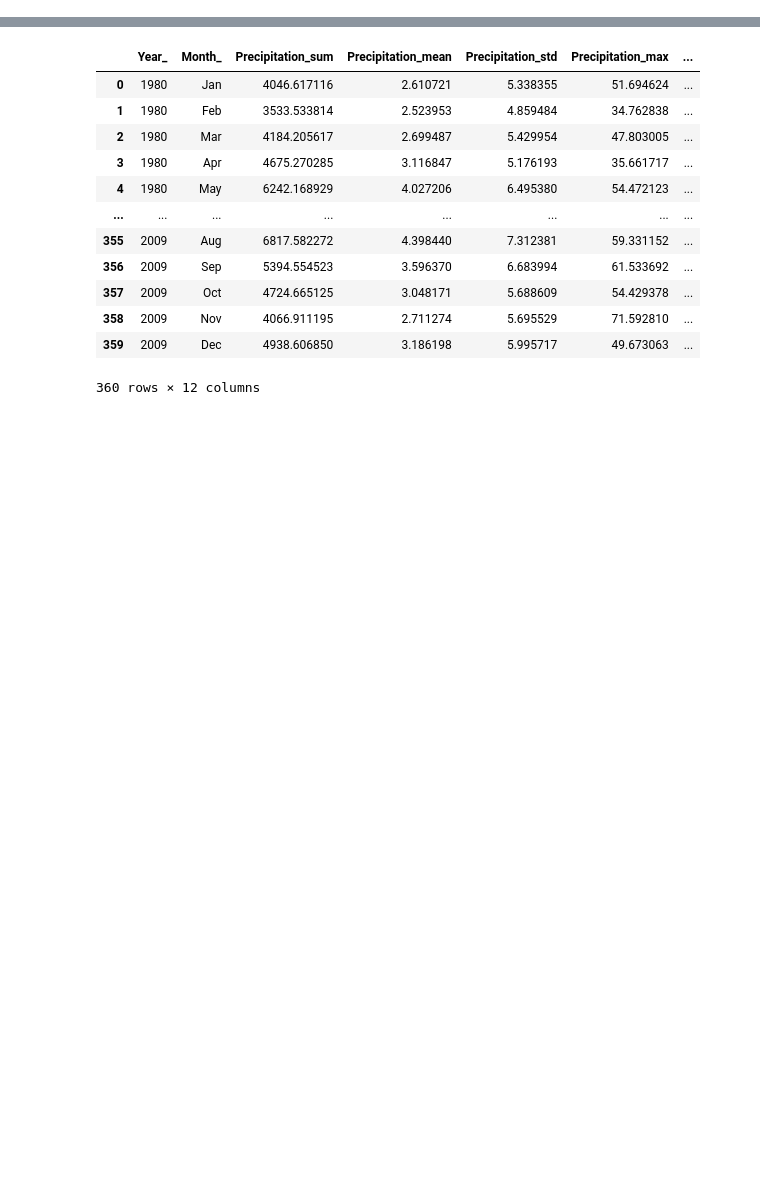
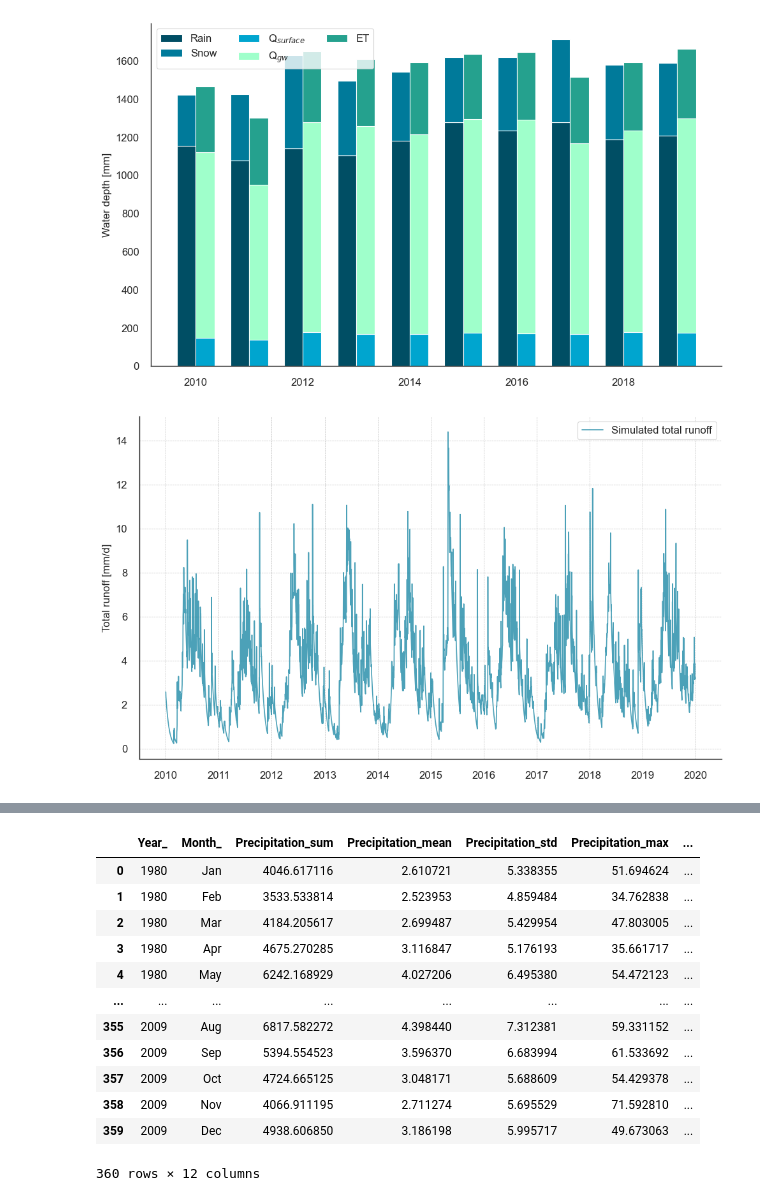
Before and after one commit to CooperBigFoot/climate-impacts, a Jupyter notebook: code/eda.ipynb, the cells around one changed output, grey strips where cells are left out. Drawn from its saved outputs; the diff is of its cells as text; code cells hidden in the pictures; blank space fills up the shorter version.

Commit message:
adapt bucket model to data format

```diff
--- a/code/eda.ipynb
+++ b/code/eda.ipynb
@@ -21,0 +38,21 @@ Index(['Precipitation', 'T_max', 'T_min', 'T_avg', 'Year', 'Month', 'Day'], dtyp
+# %%
+processed_present_data = preprocess_data(present_data)
+processed_present_data
+
+bucket_model = BucketModel(k=0.83, S_max=12.554, fr=0.111, rg=23.587, gauge_adj=0.267)
+
+bucket_model.set_catchment_properties(lapse_rate=0.5/100,            # °C/m
+                                station_elevation=1638,        # m.a.s.l
+                                basin_elevation=2035,          # m.a.s.l
+                                snowmelt_temp_threshold=0,     # °C
+                                latitude=46.9)                 # °N
+# %%
+results = bucket_model.run(data=processed_present_data)
+
+plot_water_balance(results=results, start_year='2010', end_year='2019')
+plot_timeseries(results=results, start_year='2010', end_year='2019')
+plot_KDE(results=results)
+plot_monthly_boxplot(results=results)
+# %% [output]
+[figure, added]
+[figure, added]
```
Also changed, not shown: parts of 7 cells of this notebook, 5 other files.
